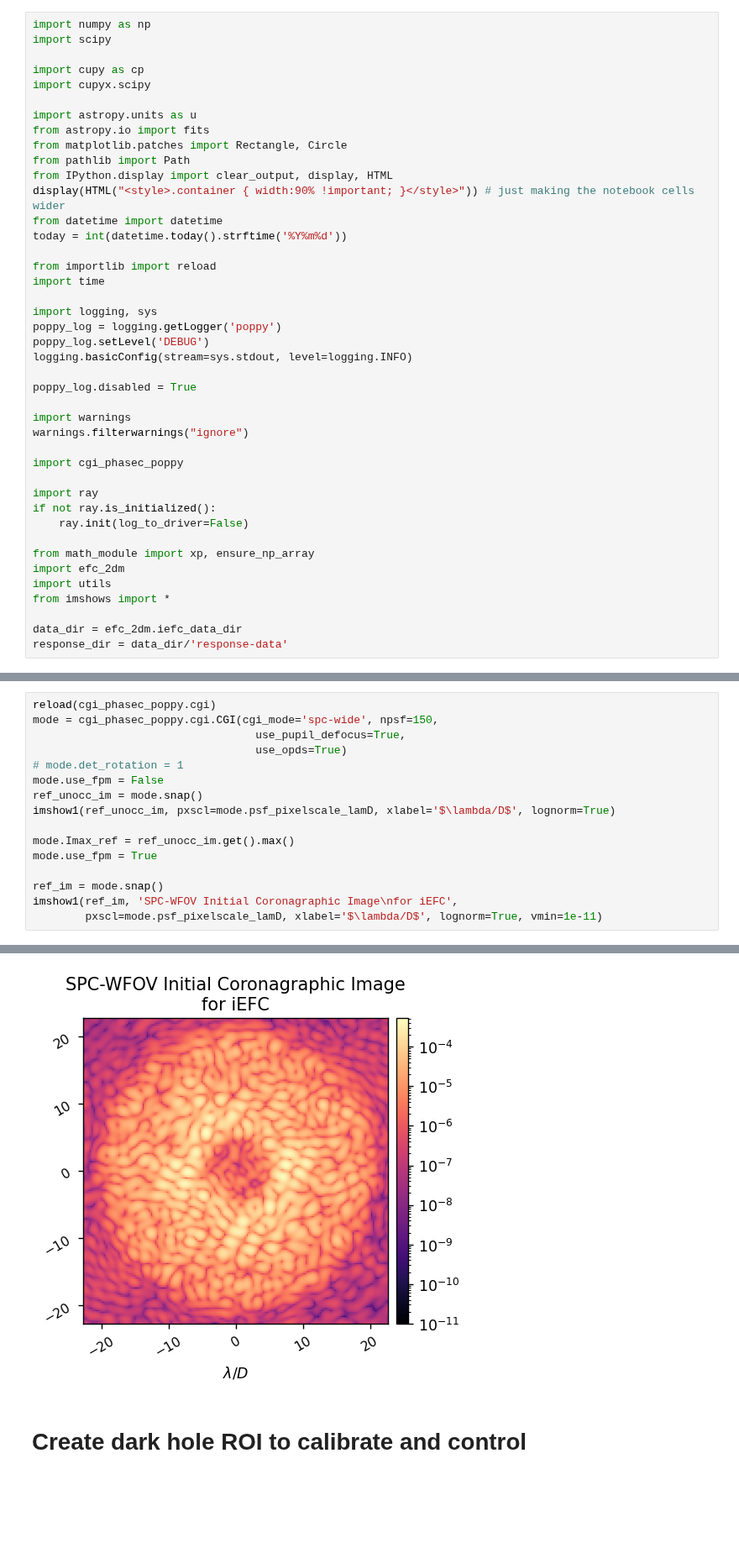
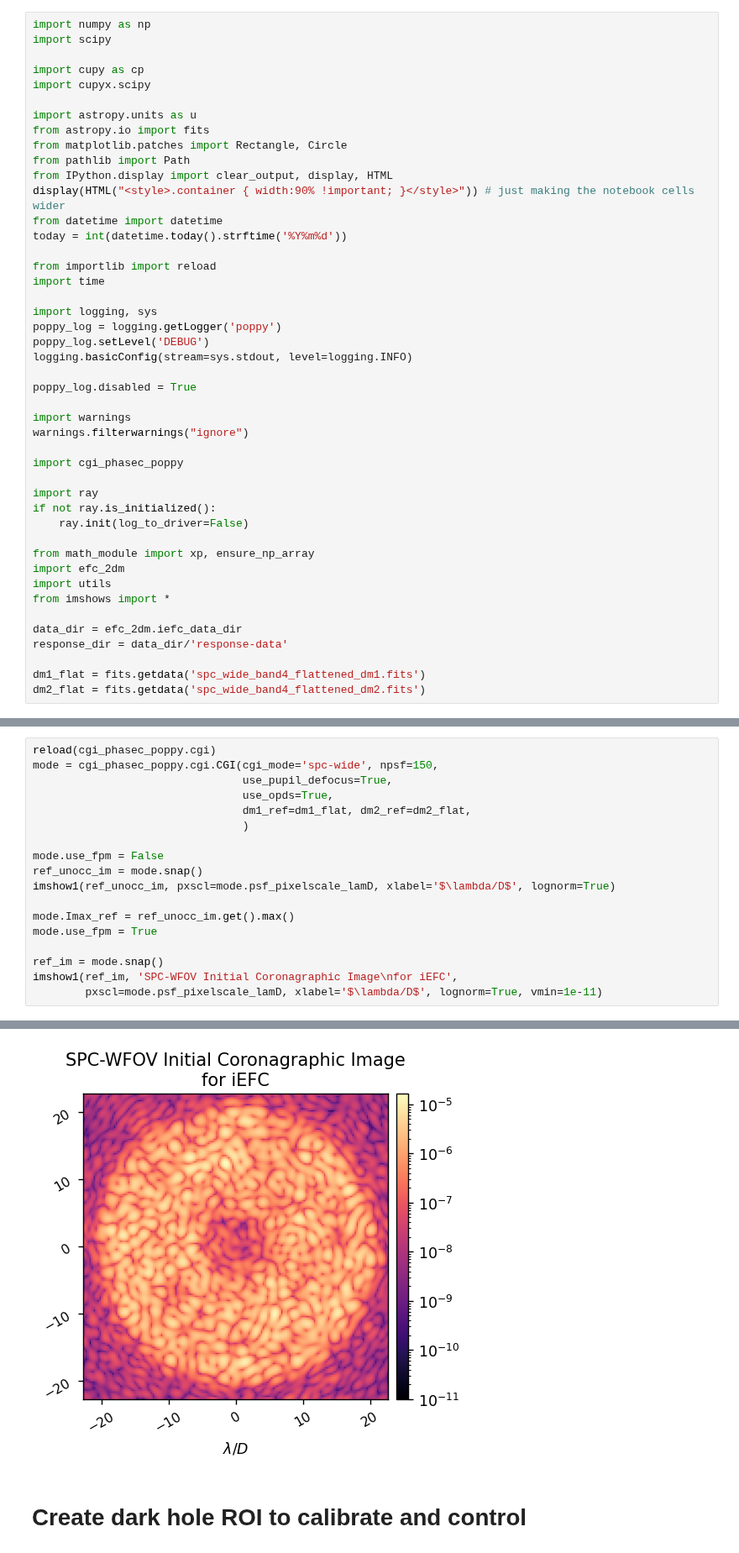
Before and after one commit to kian1377/roman-cgi-iefc, a Jupyter notebook: efc_2dm_spc_wide_825_poke_modes.ipynb, the cells around one changed output, grey strips where cells are left out. Shown at 84% size. Cells and saved outputs as stored; diff of their text form; blank space fills up the shorter version.

```diff
--- a/efc_2dm_spc_wide_825_poke_modes.ipynb
+++ b/efc_2dm_spc_wide_825_poke_modes.ipynb
@@ -40,3 +40,6 @@ from imshows import *
 
 data_dir = efc_2dm.iefc_data_dir
 response_dir = data_dir/'response-data'
+
+dm1_flat = fits.getdata('spc_wide_band4_flattened_dm1.fits')
+dm2_flat = fits.getdata('spc_wide_band4_flattened_dm2.fits')
@@ -47,9 +46,11 @@ INFO:numexpr.utils:NumExpr defaulting to 8 threads.
 # %%
 reload(cgi_phasec_poppy.cgi)
 mode = cgi_phasec_poppy.cgi.CGI(cgi_mode='spc-wide', npsf=150,
-                                  use_pupil_defocus=True,
-                                  use_opds=True)
-# mode.det_rotation = 1
+                                use_pupil_defocus=True,
+                                use_opds=True,
+                                dm1_ref=dm1_flat, dm2_ref=dm2_flat,
+                                )
+
 mode.use_fpm = False
 ref_unocc_im = mode.snap()
 imshow1(ref_unocc_im, pxscl=mode.psf_pixelscale_lamD, xlabel='$\lambda/D$', lognorm=True)
@@ -66,4 +66,4 @@ imshow1(ref_im, 'SPC-WFOV Initial Coronagraphic Image\nfor iEFC',
-[figure, old version]
+[figure, new version]
 # %% [markdown]
 # Create dark hole ROI to calibrate and control
 # %%
```
Also changed, not shown: parts of 14 cells of this notebook, 5 other files.
